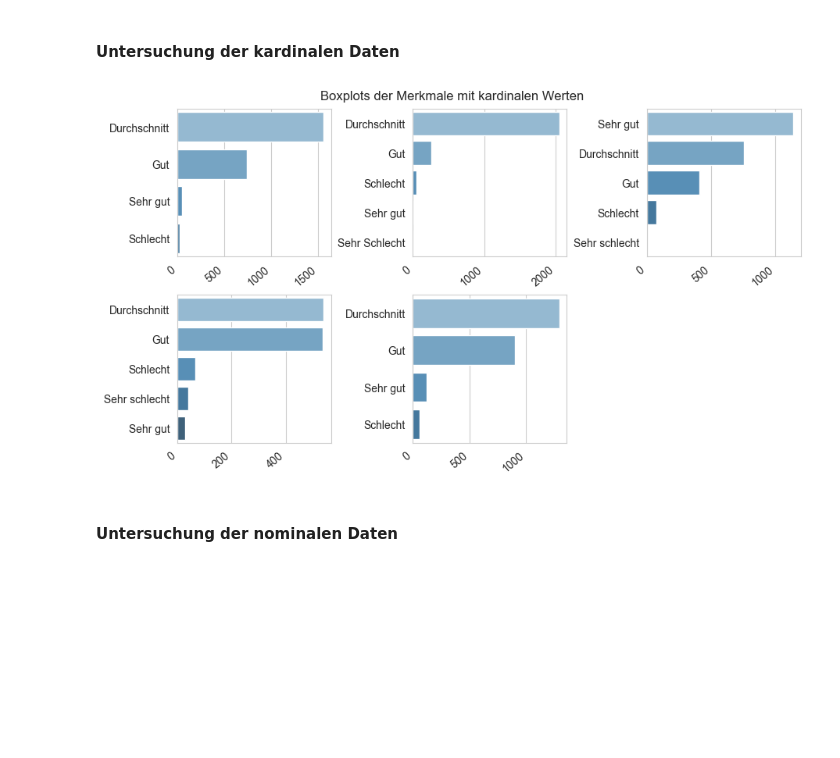
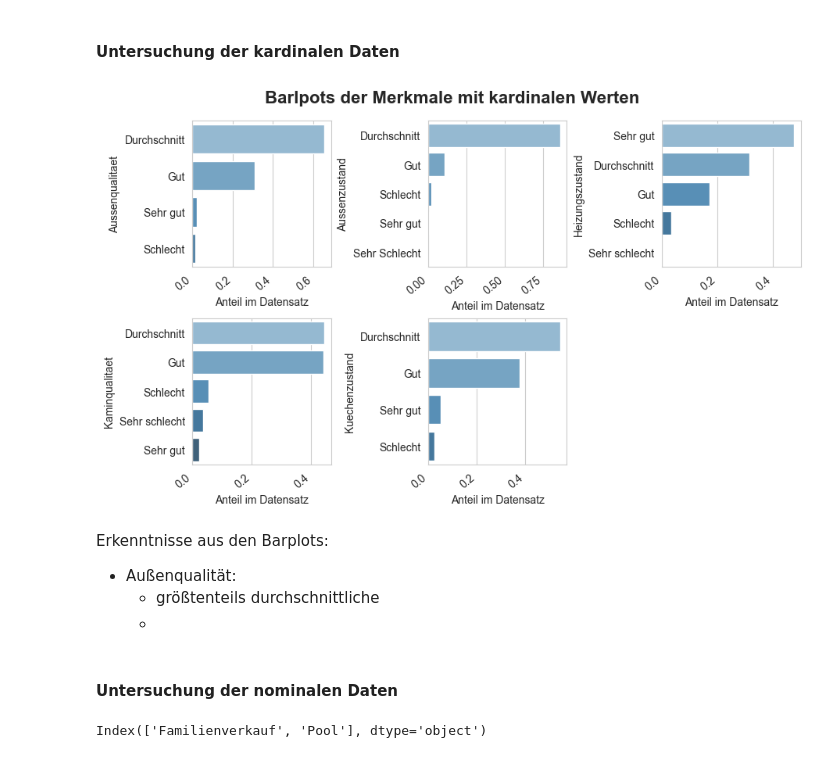
Before and after one commit to juliabb1/Data-Science-Programmentwurf, a Jupyter notebook: Programmentwurf/programmentwurf.ipynb, the cells around one changed output. Saved outputs shown, nothing was run; the diff lists cells and outputs as text; code cells hidden in the pictures; blank space fills up the shorter version.

```diff
--- a/Programmentwurf/programmentwurf.ipynb
+++ b/Programmentwurf/programmentwurf.ipynb
@@ -163,7 +164,7 @@ data_ordinal = data[["Keller", "Besonderheiten", "Lage"]]
 #### Untersuchung der numerischen Daten
 # %%
 fig, axes = plt.subplots(3,5, figsize=(10, 10), sharey=False, constrained_layout=True)
-fig.suptitle("Boxplots der Merkmale mit numerischen Werten")
+fig.suptitle("Boxplots der Merkmale mit numerischen Werten", fontsize=16, fontweight="bold", y=1.05)
 
 # Erstellen der Boxplots von Merkmalen mit numerischer Ausprägung
 j = 0
@@ -173,14 +174,16 @@ for i in data_numeric.columns:
         k = 0
         j += 1
     sns.boxplot(data=data[i], ax=axes[j][k], showmeans=True, color="white")
-    axes[j][k].set_title(i, pad=10)
+    axes[j][k].set_ylabel(i)
     k += 1
 
+# Styling
 sns.set_palette("Blues_d")
 sns.set_style("whitegrid")
 
 # Löschen leerer Subplots
 fig.delaxes(axes[2][4])
 fig.delaxes(axes[2][3])
+
 plt.show()
 # %% [output]
@@ -192,31 +232,42 @@ Erkenntnisse:
 #### Untersuchung der kardinalen Daten
 # %%
 fig, axes = plt.subplots(2,3, figsize=(9, 5), sharey=False, constrained_layout=True)
-fig.suptitle("Boxplots der Merkmale mit kardinalen Werten")
+fig.suptitle("Barlpots der Merkmale mit kardinalen Werten", fontsize=16, fontweight="bold", y=1.07)
 
 # Erstellen der Barplots von Merkmalen mit kardinaler Ausprägung
 j = 0
 k = 0
 for i in data_kardinal.columns:
     if(i != "Keller" and i != "Lage" and i != "Besonderheiten"):
         if(k == 3):
             k = 0
             j += 1
-        counts = data[i].value_counts()
+        counts = data[i].value_counts() / data[i].notna().sum()
         sns.barplot(y=counts.index, x=counts.values, ax=axes[j][k], orient="h")
         axes[j][k].set_xticklabels(axes[j][k].get_xticklabels(), rotation=40, ha="right")
+        axes[j][k].set_xlabel("Anteil im Datensatz")
+        axes[j][k].set_ylabel(i)
         k += 1
 
 # Styling
-sns.set_palette("Blues")
+sns.set_palette("Blues_d")
 sns.set_style("whitegrid")
 
 # Löschen leerer Subplots
 fig.delaxes(axes[1][2])
 
 plt.show()
 # %% [output]
-[figure, old version]
+[figure, new version]
+# %% [markdown]
+Erkenntnisse aus den Barplots:
+- Außenqualität:
+    - größtenteils durchschnittliche
+    -
 # %% [markdown]
 #### Untersuchung der nominalen Daten
+# %%
+anteil_besonderheiten.index
+# %% [output]
+Index(['Familienverkauf', 'Pool'], dtype='object')
 # %%
```
Also changed, not shown: parts of 5 cells of this notebook.
